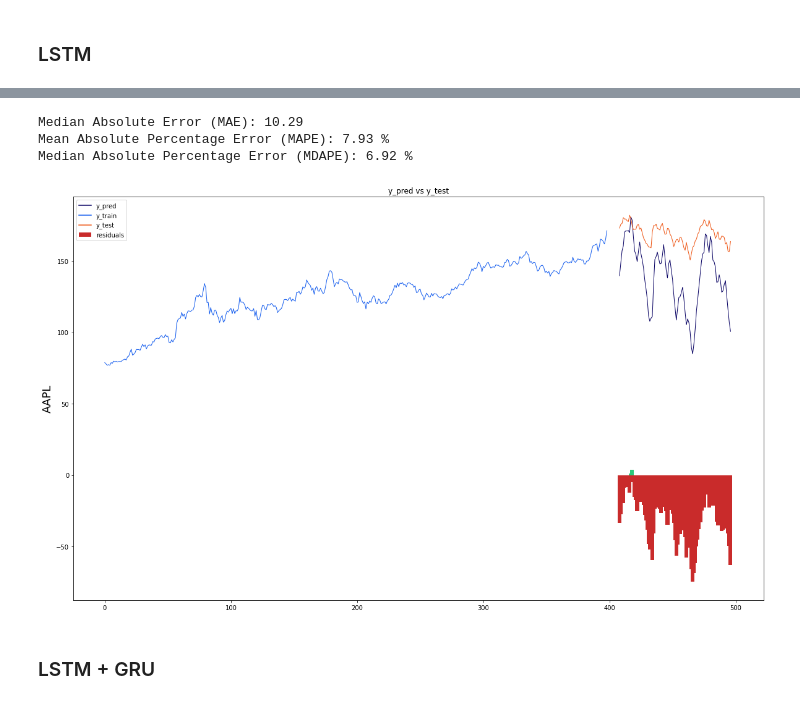
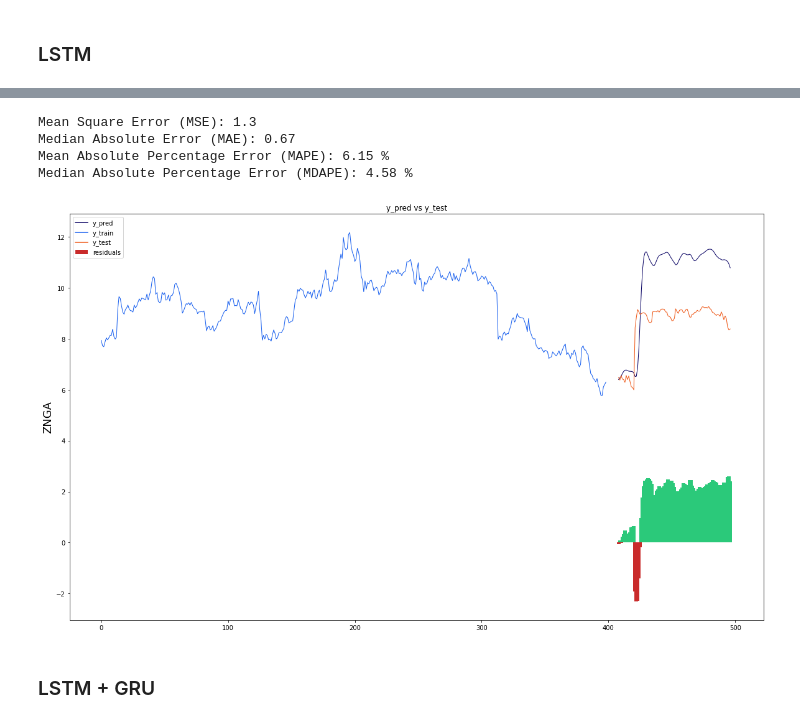
Before and after one commit to ali-rabiee/Portfolio-Formation, a Jupyter notebook: Portfolio_Formation.ipynb, the cells around one changed output, grey strips where cells are left out. Drawn from its saved outputs; the diff is of its cells as text; code cells hidden in the pictures.

```diff
--- a/Portfolio_Formation.ipynb
+++ b/Portfolio_Formation.ipynb
@@ -362,14 +387,3 @@ for date in Date:
-# %%
-# Rank the Rewards base on validation set
-
-data_type = 'valid'
-columns = ["Iteration", "Reward_Long%", "Reward_Short%", "Reward%", "Wins%", "Losses%", "Coverage%", "Accuracy", "Dataset"]
-df_metrics = pd.DataFrame(columns=columns)
-for ticker in stocks:
-    metrics = pd.read_csv(f"./Output/results/DQN metrics/{ticker}_metrics_{data_type}.csv")
-    metrics = metrics[[metrics['Iteration']=='sum']]
-    metrics['Dataset'] = ticker
-    df_metrics.append(metrics)
 # %% [markdown]
 ## Correlation
 # %%
@@ -517,3 +609,5 @@ for i in range(look_back, dataset_size-training_size):
 X_test = np.array(X_test)
 # %% [markdown]
 ### LSTM
+# %%
+X_train, y_train, X_test, y_test, features_num, scaler_pred = prepare_data(ticker='ZNGA', predicted_col='Close', look_back=10, use_indicators=False)
@@ -520,21 +616,35 @@ X_test = np.array(X_test)
 # %%
+from keras.models import Sequential
+from keras.layers import Dense, LSTM, Dropout
+
+Epochs = 100
+
 lstm = Sequential()
 #Adding the first LSTM layer and some Dropout regularisation
-lstm.add(LSTM(units=256, return_sequences=True, input_shape=(X_train.shape[1], features_num)))
+lstm.add(LSTM(units=50, return_sequences=True, input_shape=(X_train.shape[1], features_num)))
 lstm.add(Dropout(0.2))
 # Adding a second LSTM layer and some Dropout regularisation
-lstm.add(LSTM(units=256, return_sequences=True))
+lstm.add(LSTM(units=50, return_sequences=True))
 lstm.add(Dropout(0.2))
 # Adding a third LSTM layer and some Dropout regularisation
-lstm.add(LSTM(units=256, return_sequences=True))
+lstm.add(LSTM(units=50, return_sequences=True))
 lstm.add(Dropout(0.2))
 # Adding a fourth LSTM layer and some Dropout regularisation
-lstm.add(LSTM(units=256))
+lstm.add(LSTM(units=50))
 lstm.add(Dropout(0.2))
 # Adding the output layer
 lstm.add(Dense(units=1))
 
 # Compiling the model
 lstm.compile(optimizer='adam', loss='mean_squared_error')
-lstm.summary()
+
+# Fitting the model to the Training set
+lstm.fit(X_train, y_train, epochs=Epochs, batch_size=32)
+
+# Get the predicted values
+y_pred_scaled = lstm.predict(X_test)
+
+# Unscale the predicted values
+y_pred = scaler_pred.inverse_transform(y_pred_scaled)
+y_test_unscaled = scaler_pred.inverse_transform(np.array(y_test).reshape(-1, 1))
 # %% [output]
@@ -592,40 +668,45 @@ y_test_unscaled = scaler_pred.inverse_transform(np.array(y_test).reshape(-1, 1))
 # %%
 # Model Summary
-print(lstm.summary())
+# print(lstm.summary())
 
 # Evaluate the LSTM Model in predicting Close prices
 evaluate_model(y_pred, y_test_unscaled)
 # %% [output]
-Median Absolute Error (MAE): 10.29
-Mean Absolute Percentage Error (MAPE): 7.93 %
-Median Absolute Percentage Error (MDAPE): 6.92 %
+Mean Square Error (MSE): 1.3
+Median Absolute Error (MAE): 0.67
+Mean Absolute Percentage Error (MAPE): 6.15 %
+Median Absolute Percentage Error (MDAPE): 4.58 %
 # %%
 # Evaluate the LSTM Model in predicting Open prices
 evaluate_model(y_pred, y_test_unscaled)
 # %%
-stockname = 'AAPL'
+ticker = 'ZNGA'
+
+df = pd.read_csv(f'./datasets/{ticker}day.csv')
+training_size = 398
+look_back = 10
 
 # Add the difference between the valid and predicted prices
 train = pd.DataFrame(df['Close'][:training_size + 1]).rename(columns={'Close': 'y_train'})
 valid = pd.DataFrame(df['Close'][training_size+look_back:]).rename(columns={'Close': 'y_test'})
 valid.insert(1, "y_pred", y_pred, True)
 valid.insert(1, "residuals", valid["y_pred"] - valid["y_test"], True)
 df_union = pd.concat([train, valid])
 
 # Create the lineplot
 fig, ax1 = plt.subplots(figsize=(20, 12))
 plt.title("y_pred vs y_test")
-plt.ylabel(stockname, fontsize=18)
+plt.ylabel(ticker, fontsize=18)
 sns.set_palette(["#090364", "#1960EF", "#EF5919"])
 sns.lineplot(data=df_union[['y_pred', 'y_train', 'y_test']], linewidth=1.0, dashes=False, ax=ax1)
 
 # Create the bar plot with the differences
 df_sub = ["#2BC97A" if x > 0 else "#C92B2B" for x in df_union["residuals"].dropna()]
 ax1.bar(height=df_union['residuals'].dropna(), x=df_union['residuals'].dropna().index, width=3, label='residuals', color=df_sub)
 plt.legend()
 plt.show()
 # %% [output]
-[figure, old version]
+[figure, new version]
 # %% [markdown]
 ### LSTM + GRU
 # %%
```
Also changed, not shown: parts of 26 cells of this notebook.
